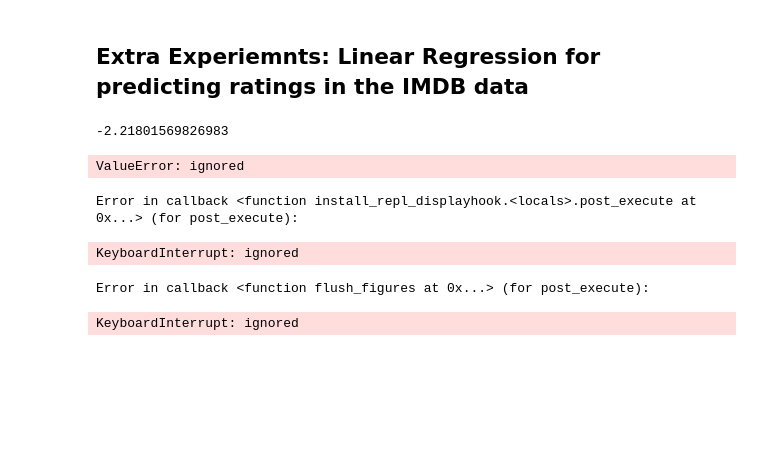
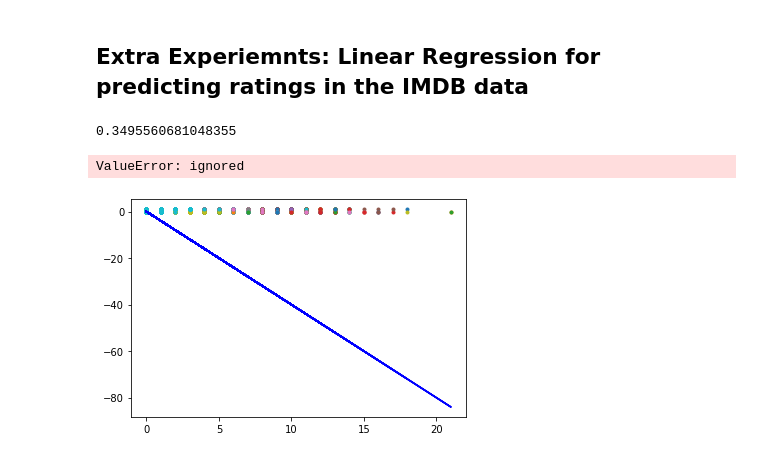
Before and after one commit to acollin19/comp551, a Jupyter notebook: A2/assignment2_group_24.ipynb, the cells around one changed output. Cells and saved outputs as stored; diff of their text form; code cells hidden in the pictures; blank space fills up the shorter version.

```diff
--- a/A2/assignment2_group_24.ipynb
+++ b/A2/assignment2_group_24.ipynb
@@ -78,6 +78,8 @@ IMDB_X_test, IMDB_y_test = load_svmlight_file('aclImdb/test/labeledBow.feat')
 # Binary Classification : change ratings to 1/0 if above/below 5
 IMDB_y_train[IMDB_y_train < 5] = 1
 IMDB_y_train[IMDB_y_train >= 5] = 0
+IMDB_y_test[IMDB_y_test < 5] = 1
+IMDB_y_test[IMDB_y_test >= 5] = 0
 # %% [markdown]
 # Task 1 : Data processing
 # %% [markdown]
@@ -268,11 +270,11 @@ class LogisticRegression:
 # Applying Logistic Regression on the IMDB data
 
 model = LogisticRegression(max_iters=1e3,learning_rate=.1, epsilon=1e-4)
-fit = model.fit(IMDB_X_train,IMDB_y_train)
+fit = model.fit(imdb_X_train,IMDB_y_train)
 
 
-y_train_pred = fit.predict(IMDB_X_train)
-y_test_pred = fit.predict(IMDB_X_test)
+y_train_pred = fit.predict(imdb_X_train)
+y_test_pred = fit.predict(imdb_X_test)
 
 # Threshold probabilities
 y_train_pred = (y_train_pred > 0.5).astype(int)
@@ -288,7 +290,7 @@ train accuracy: 0.879; test accuracy: 0.186
 # %%
-fit = model.fit(IMDB_X_train,IMDB_y_train).predict(IMDB_X_train)
-plt.plot(IMDB_X_train, IMDB_y_train, '.', label='dataset')
-plt.plot(IMDB_X_train, fit, 'g', alpha=.5, label='predictions')
+fit = model.fit(imdb_X_train,IMDB_y_train).predict(imdb_X_train)
+plt.plot(imdb_X_train, IMDB_y_train, '.')#, label='dataset')
+plt.plot(imdb_X_train, fit, 'g', alpha=.5),# label='predictions')
 plt.xlabel('x')
 plt.ylabel(r'$y$')
 plt.legend()
@@ -477,24 +480,21 @@ print(negwords)
 # %%
 from sklearn.linear_model import LinearRegression
 LinR = LinearRegression()
 
-LinR.fit(IMDB_X_train, IMDB_y_train)
-print(LinR.score(IMDB_X_train, IMDB_y_test))
+LinR.fit(imdb_X_train, IMDB_y_train)
+print(LinR.score(imdb_X_train, IMDB_y_test))
 
 true_w = -4
 plt.clf()
-plt.plot(IMDB_X_train, IMDB_y_train, '.')
+plt.plot(imdb_X_train, IMDB_y_train, '.')
 w_closedform = model.w
-plt.plot(IMDB_X_train, true_w*IMDB_X_train, 'b-', label='true model')
-plt.plot(IMDB_X_train, IMDB_X_train*w_closedform, 'g--', label='closed-form')
+plt.plot(imdb_X_train, true_w*imdb_X_train, 'b-', label='true model')
+plt.plot(imdb_X_train, imdb_X_train*w_closedform, 'g--', label='closed-form')
 plt.xlabel('x')
 plt.ylabel(r'$y=xw$')
 plt.legend()
 # plt.savefig("linear_fit_closedform.png",bbox_inches='tight', dpi=300)
 # %% [output]
--2.21801569826983
+0.3495560681048355
 ValueError: ignored
-Error in callback <function install_repl_displayhook.<locals>.post_execute at 0x...> (for post_execute):
-KeyboardInterrupt: ignored
-Error in callback <function flush_figures at 0x...> (for post_execute):
-KeyboardInterrupt: ignored
+[figure, added]
```
Also changed, not shown: parts of 3 cells of this notebook.
